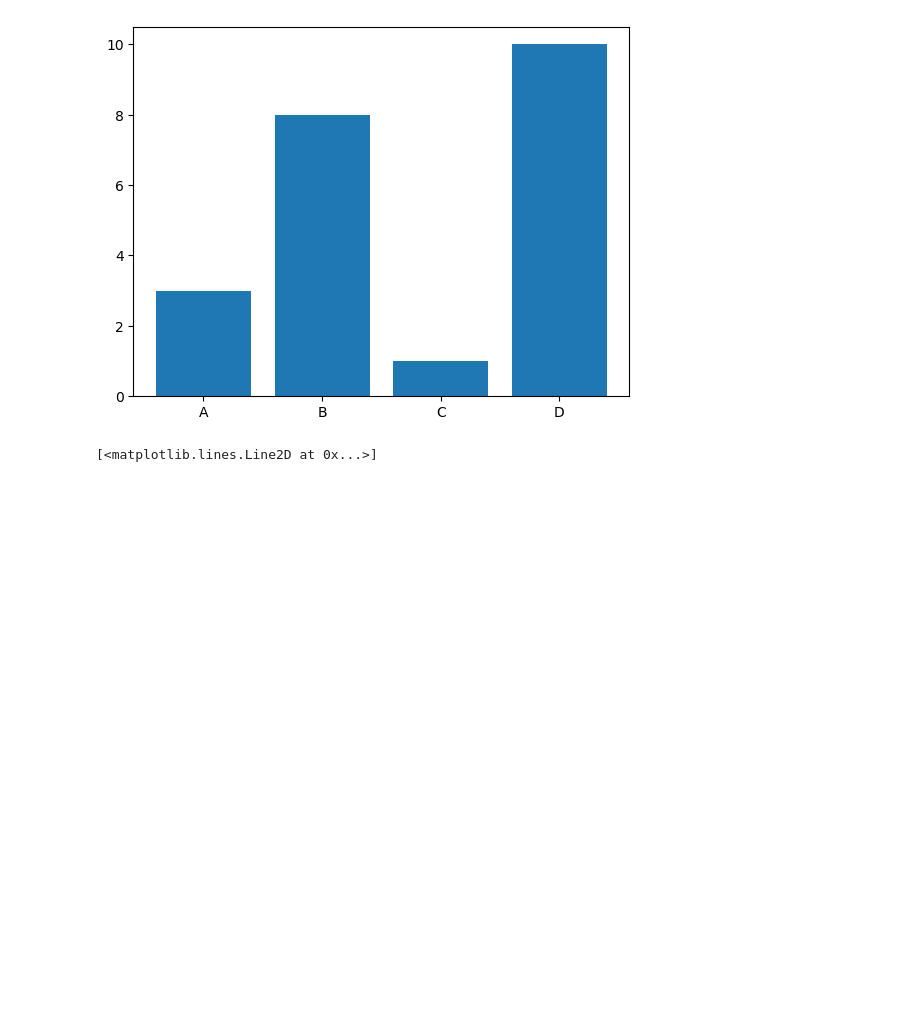
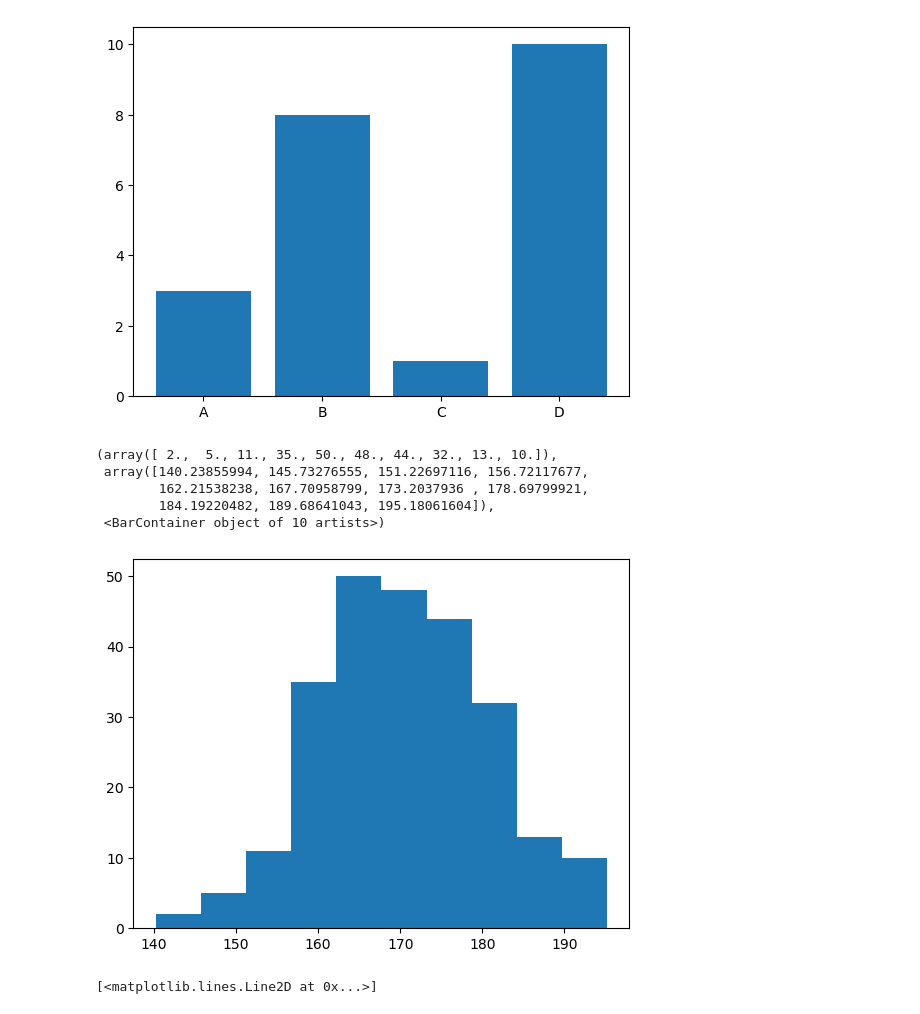
Before and after one commit to ahmadelmalah/machine-learning-playground, a Jupyter notebook: Matplotlip.ipynb, the cells around one changed output. Cells and saved outputs as stored; diff of their text form; code cells hidden in the pictures; blank space fills up the shorter version.

Commit message:
Hist Plot

```diff
--- a/Matplotlip.ipynb
+++ b/Matplotlip.ipynb
@@ -191,6 +191,16 @@ plt.bar(x,y)
 # %% [output]
 <BarContainer object of 4 artists>
 [figure]
+# %%
+x = np.random.normal(170, 10, 250)
+plt.hist(x)
+# %% [output]
+(array([ 2.,  5., 11., 35., 50., 48., 44., 32., 13., 10.]),
+ array([140.23855994, 145.73276555, 151.22697116, 156.72117677,
+        162.21538238, 167.70958799, 173.2037936 , 178.69799921,
+        184.19220482, 189.68641043, 195.18061604]),
+ <BarContainer object of 10 artists>)
+[figure, added]
 # %%
 %matplotlib inline
 import matplotlib.pyplot as plt
```
